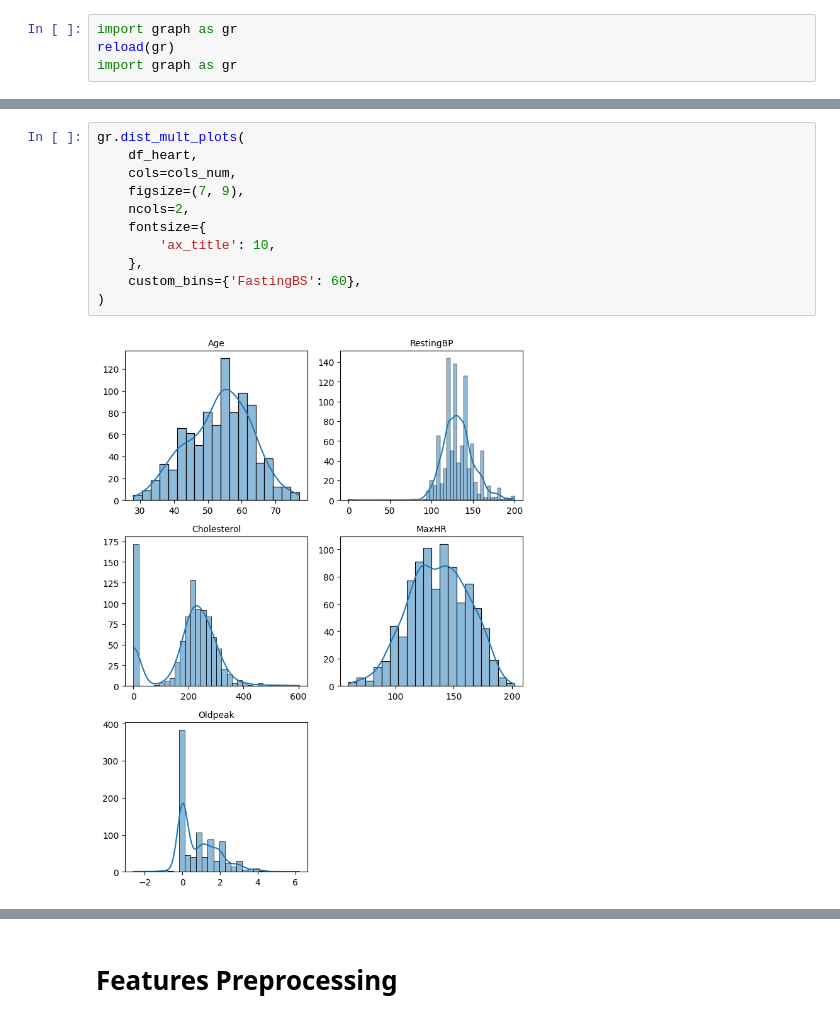
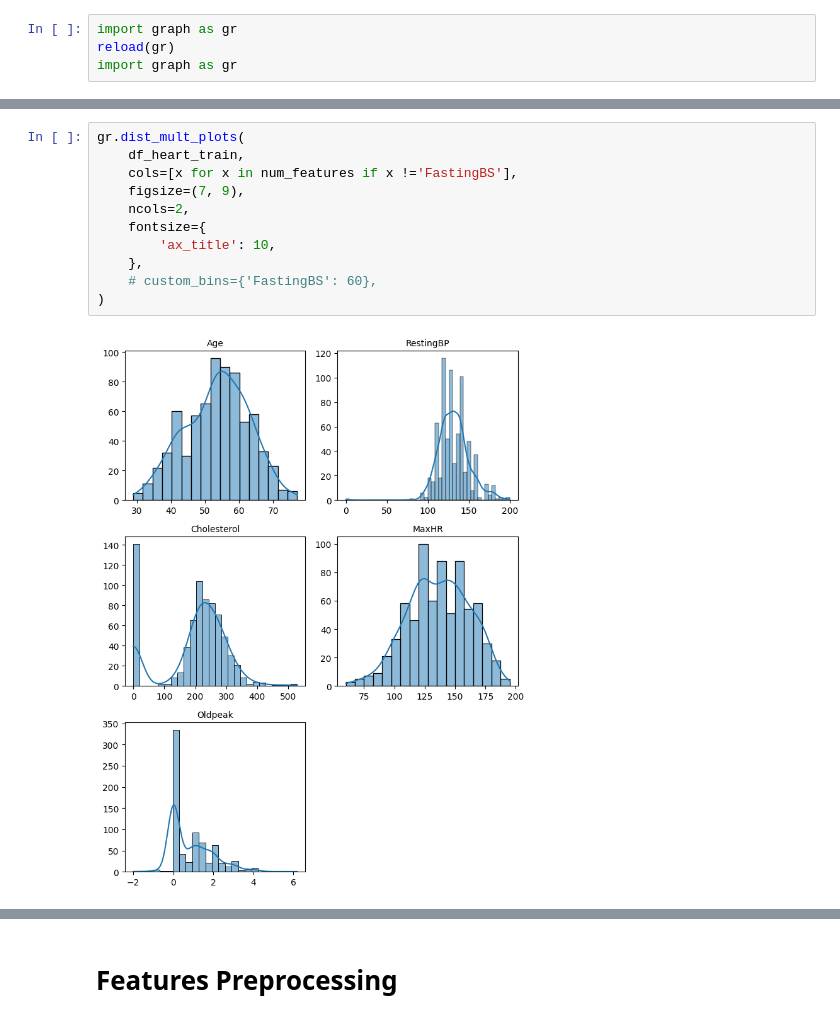
Before and after one commit to juliepinole/eth, a Jupyter notebook: healthcare/heart/Heart_explo.ipynb, the cells around one changed output, grey strips where cells are left out. Drawn from its saved outputs; the diff is of its cells as text.

```diff
--- a/healthcare/heart/Heart_explo.ipynb
+++ b/healthcare/heart/Heart_explo.ipynb
@@ -201,14 +208,14 @@ gr.dist_mult_plots(
 # %%
 gr.dist_mult_plots(
-    df_heart,
-    cols=cols_num,
+    df_heart_train,
+    cols=[x for x in num_features if x !='FastingBS'],
     figsize=(7, 9),
     ncols=2,
     fontsize={
         'ax_title': 10,
     },
-    custom_bins={'FastingBS': 60},
+    # custom_bins={'FastingBS': 60},
 )
 # %% [output]
-[figure, old version]
+[figure, new version]
 # %%
```
Also changed, not shown: parts of 42 cells of this notebook, 3 other files.
